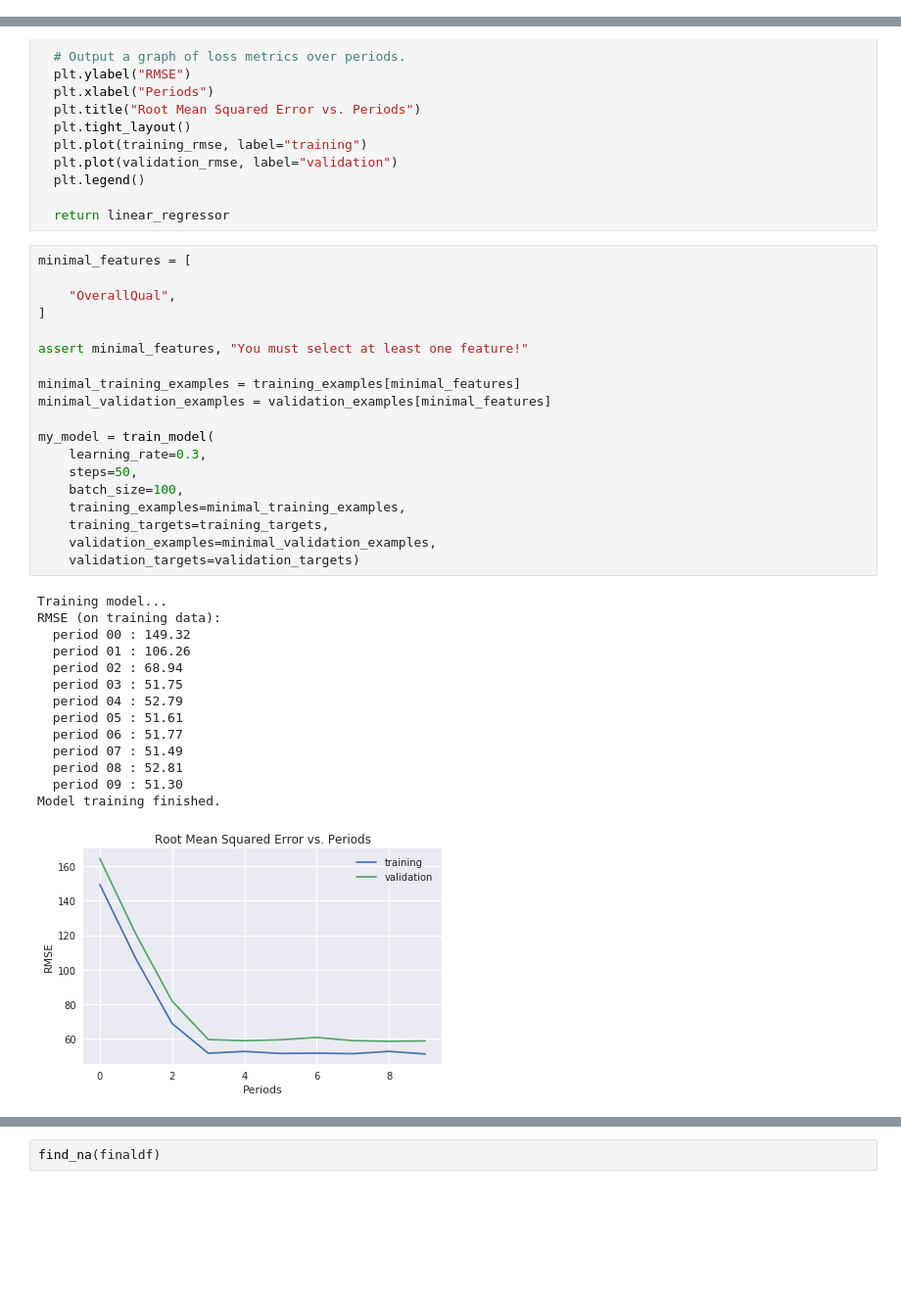
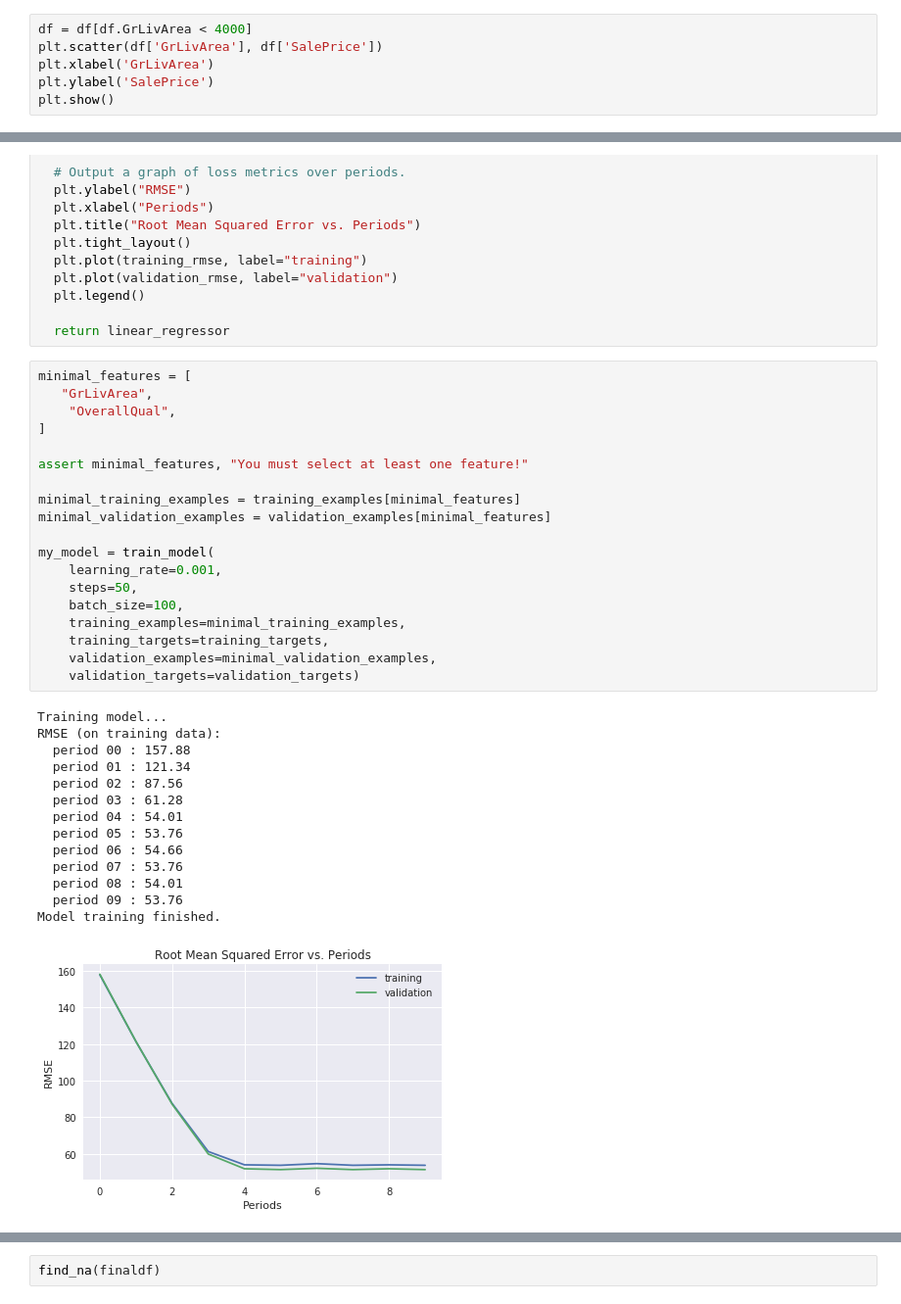
Before and after one commit to rdmcolorz/tensorFlowPiscine, a Jupyter notebook: Housing Market/HousePriceML.ipynb, the cells around one changed output, grey strips where cells are left out. Shown: that part at 98% size. Drawn from its saved outputs; the diff is of its cells as text; blank space fills up the shorter version.

```diff
--- a/Housing Market/HousePriceML.ipynb
+++ b/Housing Market/HousePriceML.ipynb
@@ -76,0 +92,6 @@ Name: SalePrice, dtype: float64
+# %%
+df = df[df.GrLivArea < 4000]
+plt.scatter(df['GrLivArea'], df['SalePrice'])
+plt.xlabel('GrLivArea')
+plt.ylabel('SalePrice')
+plt.show()
@@ -296,38 +326,38 @@ def train_model(
   return linear_regressor
 # %%
 minimal_features = [
-
+   "GrLivArea",
     "OverallQual",
 ]
 
 assert minimal_features, "You must select at least one feature!"
 
 minimal_training_examples = training_examples[minimal_features]
 minimal_validation_examples = validation_examples[minimal_features]
 
 my_model = train_model(
-    learning_rate=0.3,
+    learning_rate=0.001,
     steps=50,
     batch_size=100,
     training_examples=minimal_training_examples,
     training_targets=training_targets,
     validation_examples=minimal_validation_examples,
     validation_targets=validation_targets)
 # %% [output]
 Training model...
 RMSE (on training data):
-  period 00 : 149.32
-  period 01 : 106.26
-  period 02 : 68.94
-  period 03 : 51.75
-  period 04 : 52.79
-  period 05 : 51.61
-  period 06 : 51.77
-  period 07 : 51.49
-  period 08 : 52.81
-  period 09 : 51.30
+  period 00 : 157.88
+  period 01 : 121.34
+  period 02 : 87.56
+  period 03 : 61.28
+  period 04 : 54.01
+  period 05 : 53.76
+  period 06 : 54.66
+  period 07 : 53.76
+  period 08 : 54.01
+  period 09 : 53.76
 Model training finished.
-[figure, old version]
+[figure, new version]
 # %%
 def my_test_input_fn(features, batch_size=1, shuffle=True, num_epochs=None):
    # Convert pandas data into a dict of np arrays.
```
Also changed, not shown: parts of 12 cells of this notebook, 12 other files.
